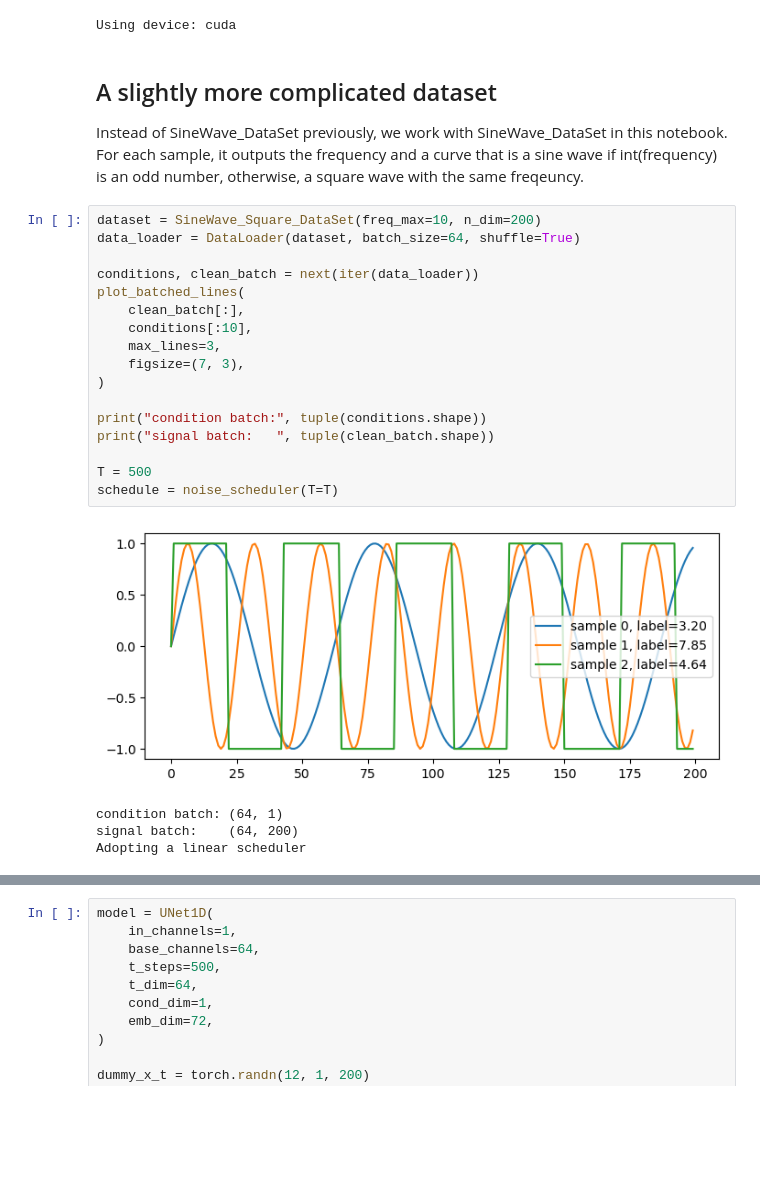
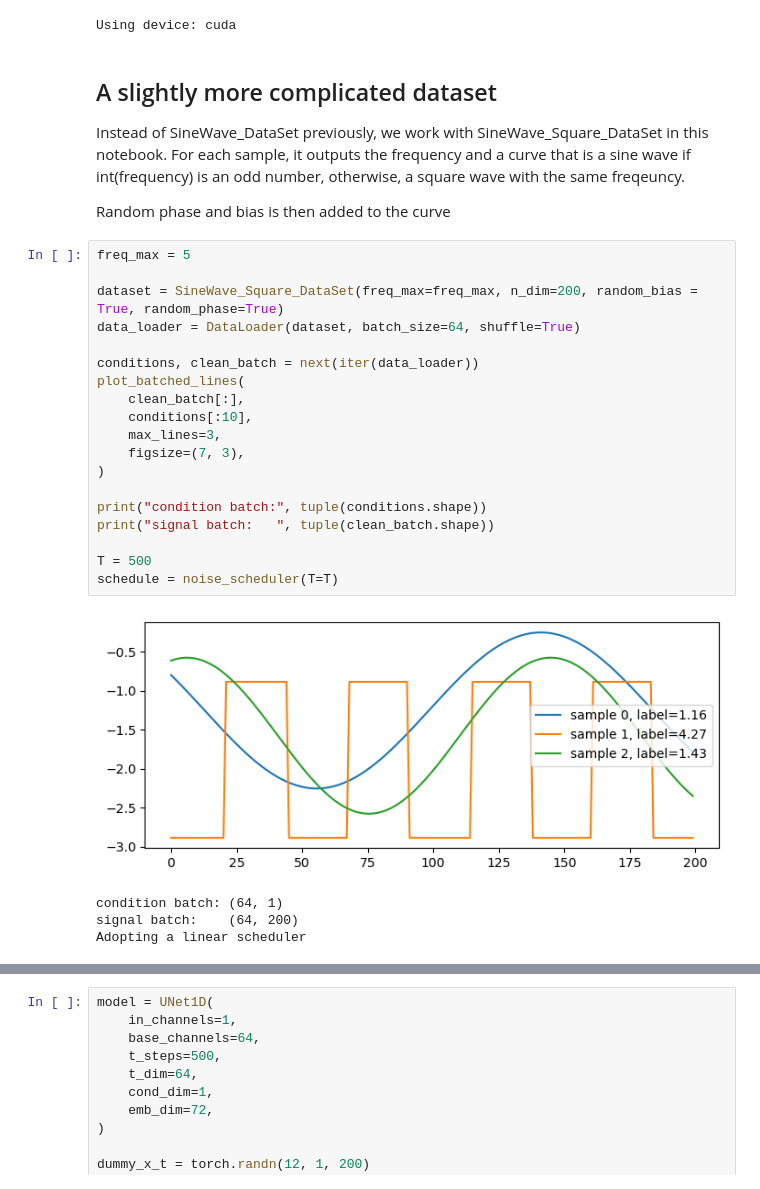
Before and after one commit to leap-stc/parameter-estimation, a Jupyter notebook: intro_diffusion/conditional_diffusion_intro.ipynb, the cells around one changed output, grey strips where cells are left out. Drawn from its saved outputs; the diff is of its cells as text; blank space fills up the shorter version.

```diff
--- a/intro_diffusion/conditional_diffusion_intro.ipynb
+++ b/intro_diffusion/conditional_diffusion_intro.ipynb
@@ -44,26 +46,30 @@ Using device: cuda
 # %% [markdown]
 ## A slightly more complicated dataset
 
-Instead of SineWave_DataSet previously, we work with SineWave_DataSet in this notebook. For each sample, it outputs the frequency and a curve that is a sine wave if int(frequency) is an odd number, otherwise, a square wave with the same freqeuncy.
+Instead of SineWave_DataSet previously, we work with SineWave_Square_DataSet in this notebook. For each sample, it outputs the frequency and a curve that is a sine wave if int(frequency) is an odd number, otherwise, a square wave with the same freqeuncy.
+
+Random phase and bias is then added to the curve
 # %%
-dataset = SineWave_Square_DataSet(freq_max=10, n_dim=200)
+freq_max = 5
+
+dataset = SineWave_Square_DataSet(freq_max=freq_max, n_dim=200, random_bias = True, random_phase=True)
 data_loader = DataLoader(dataset, batch_size=64, shuffle=True)
 
 conditions, clean_batch = next(iter(data_loader))
 plot_batched_lines(
     clean_batch[:],
     conditions[:10],
     max_lines=3,
     figsize=(7, 3),
 )
 
 print("condition batch:", tuple(conditions.shape))
 print("signal batch:   ", tuple(clean_batch.shape))
 
 T = 500
 schedule = noise_scheduler(T=T)
 # %% [output]
-[figure, old version]
+[figure, new version]
 condition batch: (64, 1)
 signal batch:    (64, 200)
 Adopting a linear scheduler
```
Also changed, not shown: parts of 13 cells of this notebook, 2 other files.
